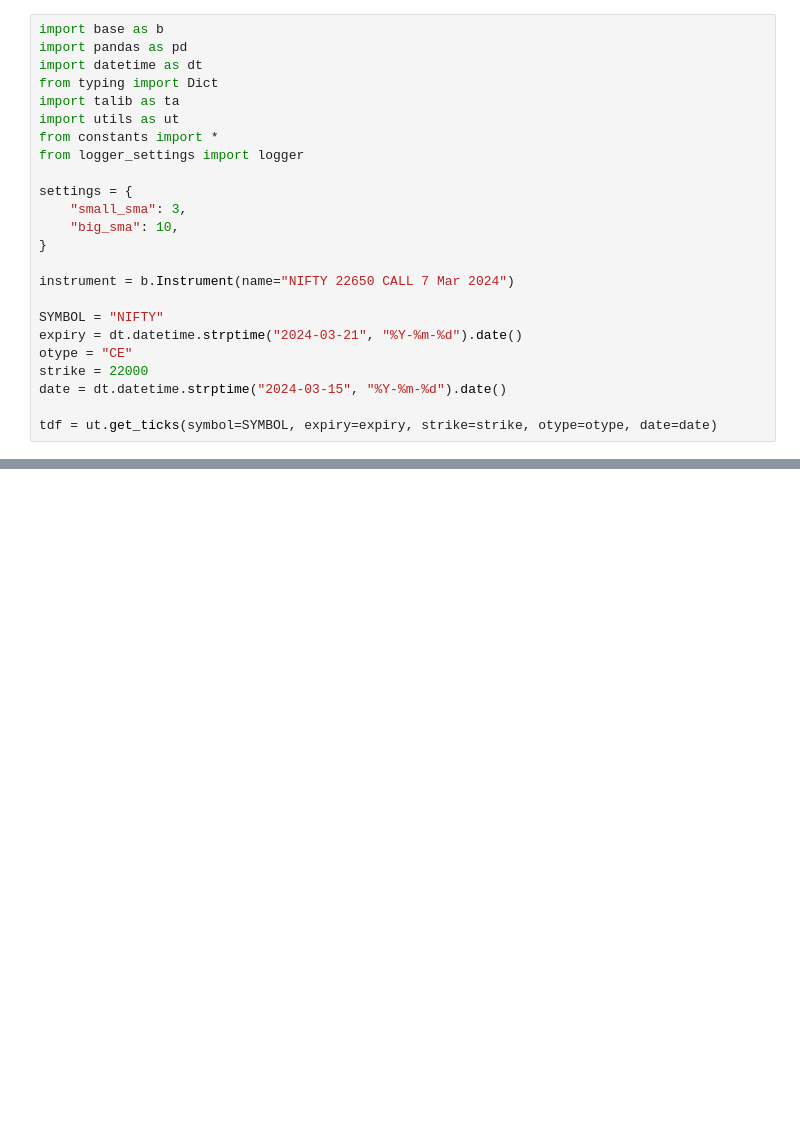
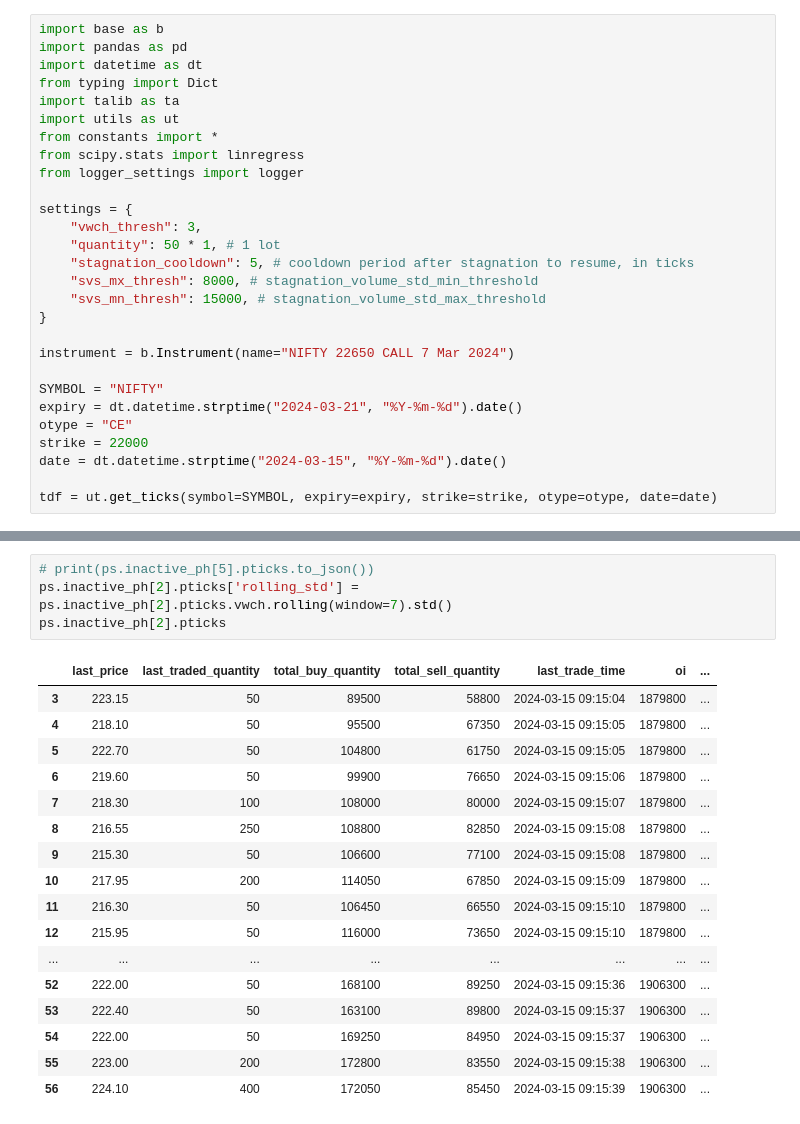
Before and after one commit to nitmnit/nifty-analysis, a Jupyter notebook: h3.2-algo.ipynb, the cells around one changed output, grey strips where cells are left out. Saved outputs shown, nothing was run; the diff lists cells and outputs as text; blank space fills up the shorter version.

```diff
--- a/h3.2-algo.ipynb
+++ b/h3.2-algo.ipynb
@@ -6,11 +6,15 @@ from typing import Dict
 import talib as ta
 import utils as ut
 from constants import *
+from scipy.stats import linregress
 from logger_settings import logger
 
 settings = {
-    "small_sma": 3,
-    "big_sma": 10,
+    "vwch_thresh": 3,
+    "quantity": 50 * 1, # 1 lot
+    "stagnation_cooldown": 5, # cooldown period after stagnation to resume, in ticks
+    "svs_mx_thresh": 8000, # stagnation_volume_std_min_threshold
+    "svs_mn_thresh": 15000, # stagnation_volume_std_max_threshold
 }
 
 instrument = b.Instrument(name="NIFTY 22650 CALL 7 Mar 2024")
@@ -127,0 +446,22 @@ ut.bokeh_plot(cds=ticks_cdf, x_label="timestamp", y_label="price", plot='line')
+# %%
+# print(ps.inactive_ph[5].pticks.to_json())
+ps.inactive_ph[2].pticks['rolling_std'] = ps.inactive_ph[2].pticks.vwch.rolling(window=7).std()
+ps.inactive_ph[2].pticks
+# %% [output]
+|  | last_price | last_traded_quantity | total_buy_quantity | total_sell_quantity | last_trade_time | oi | ... |
+| 3 | 223.15 | 50 | 89500 | 58800 | 2024-03-15 09:15:04 | 1879800 | ... |
+| 4 | 218.10 | 50 | 95500 | 67350 | 2024-03-15 09:15:05 | 1879800 | ... |
+| 5 | 222.70 | 50 | 104800 | 61750 | 2024-03-15 09:15:05 | 1879800 | ... |
+| 6 | 219.60 | 50 | 99900 | 76650 | 2024-03-15 09:15:06 | 1879800 | ... |
+| 7 | 218.30 | 100 | 108000 | 80000 | 2024-03-15 09:15:07 | 1879800 | ... |
+| 8 | 216.55 | 250 | 108800 | 82850 | 2024-03-15 09:15:08 | 1879800 | ... |
+| 9 | 215.30 | 50 | 106600 | 77100 | 2024-03-15 09:15:08 | 1879800 | ... |
+| 10 | 217.95 | 200 | 114050 | 67850 | 2024-03-15 09:15:09 | 1879800 | ... |
+| 11 | 216.30 | 50 | 106450 | 66550 | 2024-03-15 09:15:10 | 1879800 | ... |
+| 12 | 215.95 | 50 | 116000 | 73650 | 2024-03-15 09:15:10 | 1879800 | ... |
+| ... | ... | ... | ... | ... | ... | ... | ... |
+| 52 | 222.00 | 50 | 168100 | 89250 | 2024-03-15 09:15:36 | 1906300 | ... |
+| 53 | 222.40 | 50 | 163100 | 89800 | 2024-03-15 09:15:37 | 1906300 | ... |
+| 54 | 222.00 | 50 | 169250 | 84950 | 2024-03-15 09:15:37 | 1906300 | ... |
+| 55 | 223.00 | 200 | 172800 | 83550 | 2024-03-15 09:15:38 | 1906300 | ... |
+| 56 | 224.10 | 400 | 172050 | 85450 | 2024-03-15 09:15:39 | 1906300 | ... |
```
Also changed, not shown: parts of 7 cells of this notebook, 7 other files.
